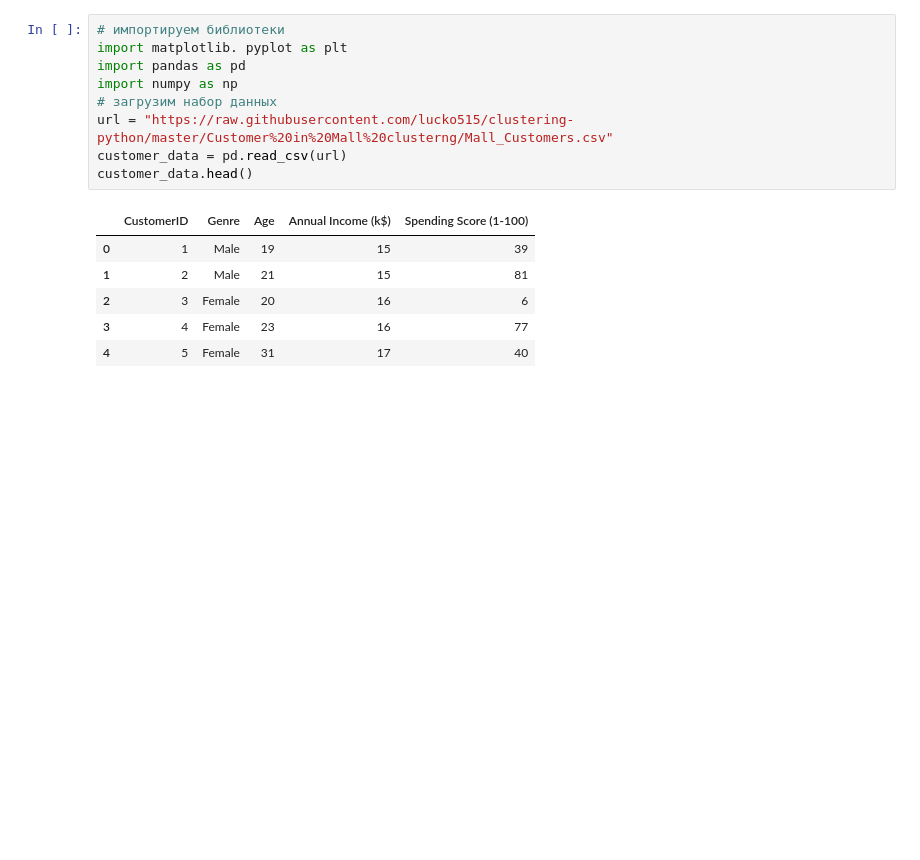
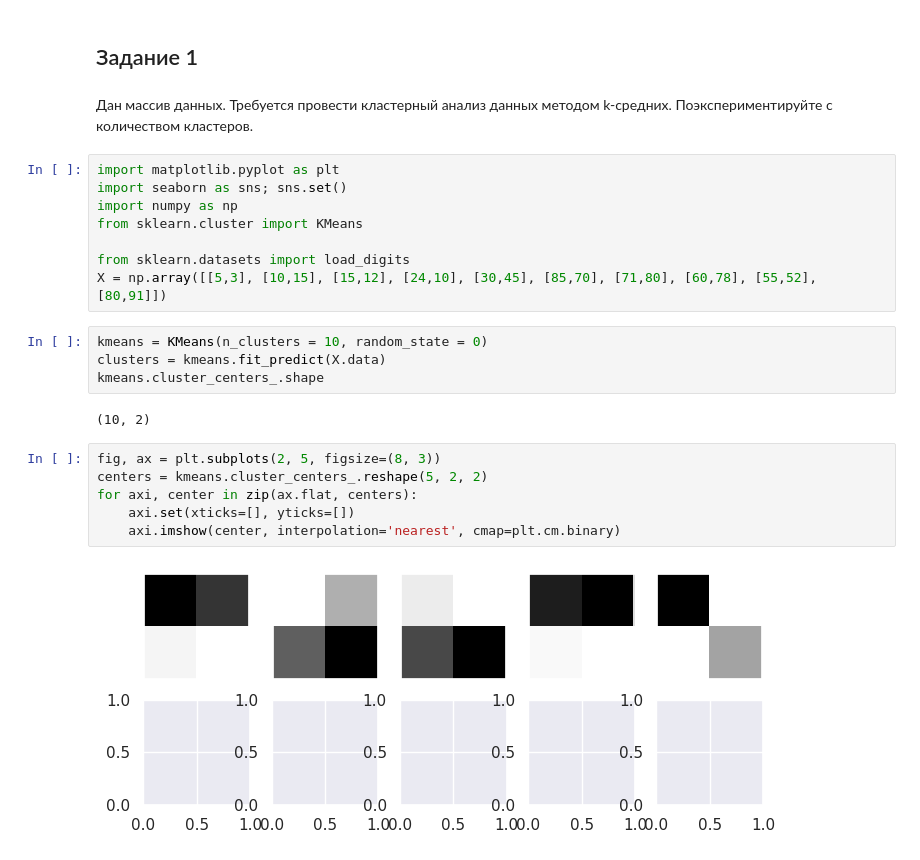
Before and after one commit to paveldm/AI-repos, a Jupyter notebook: Workbook8.ipynb, the cells around one changed output. Drawn from its saved outputs; the diff is of its cells as text; blank space fills up the shorter version.

```diff
--- a/Workbook8.ipynb
+++ b/Workbook8.ipynb
@@ -267,16 +1,28 @@
-# %%
-# импортируем библиотеки
-import matplotlib. pyplot as plt
-import pandas as pd
-import numpy as np
-# загрузим набор данных
-url = "https://raw.githubusercontent.com/lucko515/clustering-python/master/Customer%20in%20Mall%20clusterng/Mall_Customers.csv"
-customer_data = pd.read_csv(url)
-customer_data.head()
-# %% [output]
-|  | CustomerID | Genre | Age | Annual Income (k$) | Spending Score (1-100) |
-| 0 | 1 | Male | 19 | 15 | 39 |
-| 1 | 2 | Male | 21 | 15 | 81 |
-| 2 | 3 | Female | 20 | 16 | 6 |
-| 3 | 4 | Female | 23 | 16 | 77 |
-| 4 | 5 | Female | 31 | 17 | 40 |
+# %% [markdown]
+## Задание 1
+# %% [markdown]
+Дан массив данных.
+Требуется провести кластерный анализ данных методом k-средних.
+Поэкспериментируйте с количеством кластеров.
+# %%
+import matplotlib.pyplot as plt
+import seaborn as sns; sns.set()
+import numpy as np
+from sklearn.cluster import KMeans
+
+from sklearn.datasets import load_digits
+X = np.array([[5,3], [10,15], [15,12], [24,10], [30,45], [85,70], [71,80], [60,78], [55,52], [80,91]])
+# %%
+kmeans = KMeans(n_clusters = 10, random_state = 0)
+clusters = kmeans.fit_predict(X.data)
+kmeans.cluster_centers_.shape
+# %% [output]
+(10, 2)
+# %%
+fig, ax = plt.subplots(2, 5, figsize=(8, 3))
+centers = kmeans.cluster_centers_.reshape(5, 2, 2)
+for axi, center in zip(ax.flat, centers):
+    axi.set(xticks=[], yticks=[])
+    axi.imshow(center, interpolation='nearest', cmap=plt.cm.binary)
+# %% [output]
+[figure, added]
```
Also changed, not shown: parts of 53 cells of this notebook.
